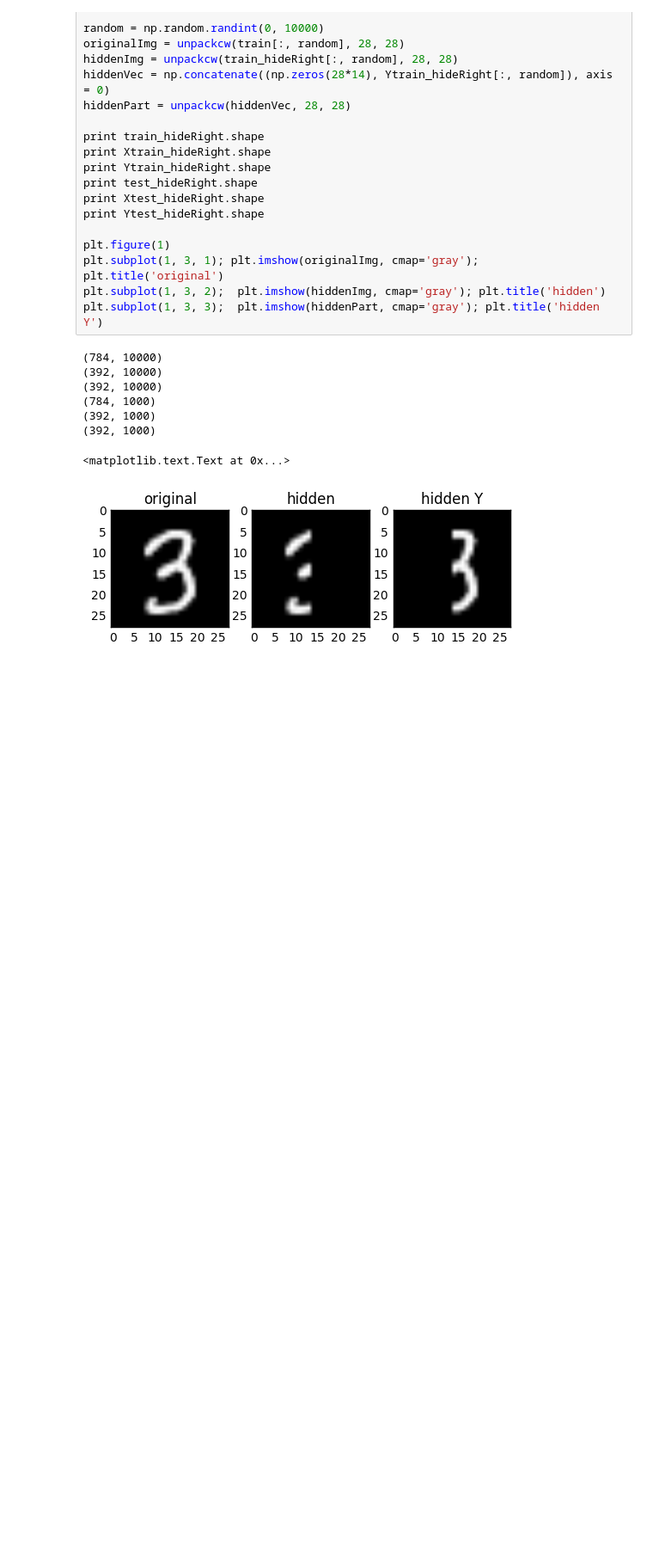
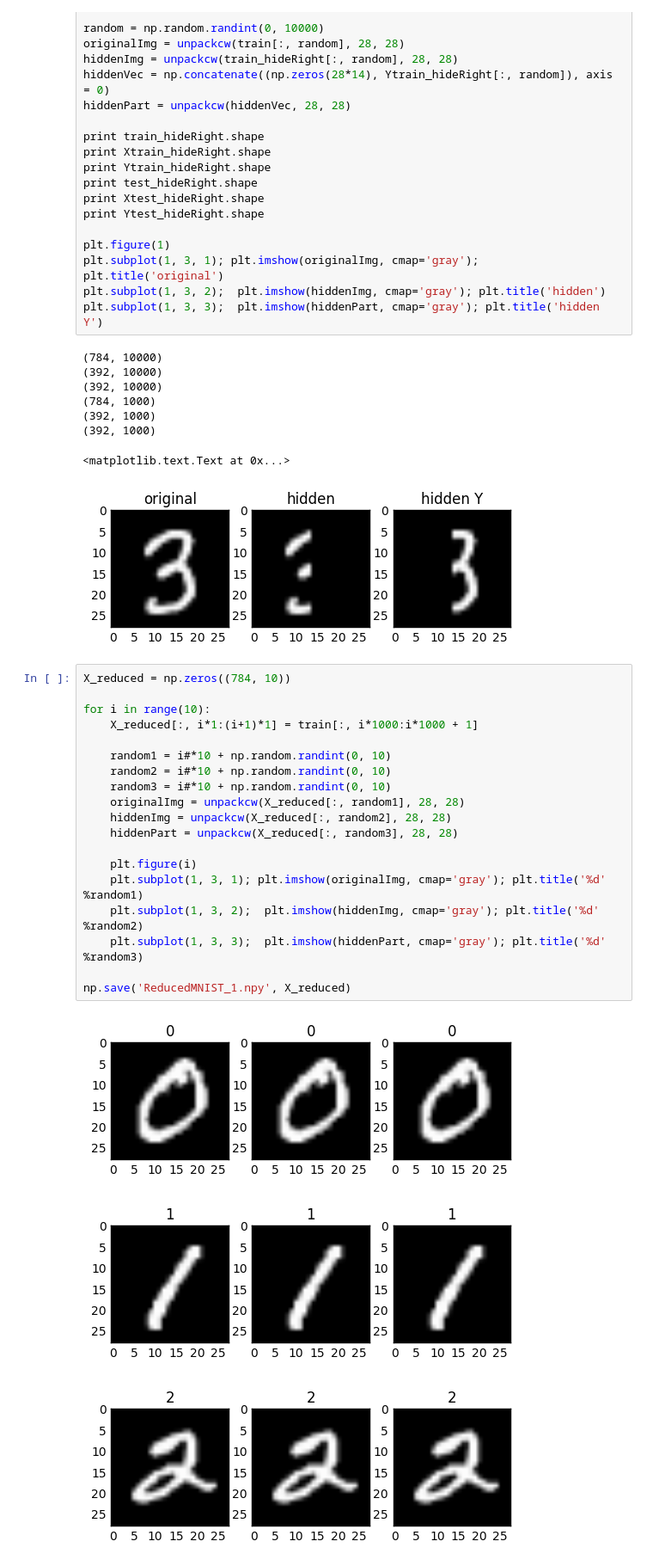
Before and after one commit to dxyang/Thesis, a Jupyter notebook: mnist_hidden.ipynb, the cells around one changed output. Shown at 86% size. Cells and saved outputs as stored; diff of their text form; blank space fills up the shorter version.

```diff
--- a/mnist_hidden.ipynb
+++ b/mnist_hidden.ipynb
@@ -107,3 +107,26 @@ plt.subplot(1, 3, 3);  plt.imshow(hiddenPart, cmap='gray'); plt.title('hidden Y'
 (392, 1000)
 <matplotlib.text.Text at 0x...>
 [figure]
+# %%
+X_reduced = np.zeros((784, 10))
+
+for i in range(10):
+    X_reduced[:, i*1:(i+1)*1] = train[:, i*1000:i*1000 + 1]
+
+    random1 = i#*10 + np.random.randint(0, 10)
+    random2 = i#*10 + np.random.randint(0, 10)
+    random3 = i#*10 + np.random.randint(0, 10)
+    originalImg = unpackcw(X_reduced[:, random1], 28, 28)
+    hiddenImg = unpackcw(X_reduced[:, random2], 28, 28)
+    hiddenPart = unpackcw(X_reduced[:, random3], 28, 28)
+
+    plt.figure(i)
+    plt.subplot(1, 3, 1); plt.imshow(originalImg, cmap='gray'); plt.title('%d' %random1)
+    plt.subplot(1, 3, 2);  plt.imshow(hiddenImg, cmap='gray'); plt.title('%d' %random2)
+    plt.subplot(1, 3, 3);  plt.imshow(hiddenPart, cmap='gray'); plt.title('%d' %random3)
+
+np.save('ReducedMNIST_1.npy', X_reduced)
+# %% [output]
+[figure, added]
+[figure, added]
+[figure, added]
```
Also changed, not shown: parts of 4 cells of this notebook, 6 other files.
